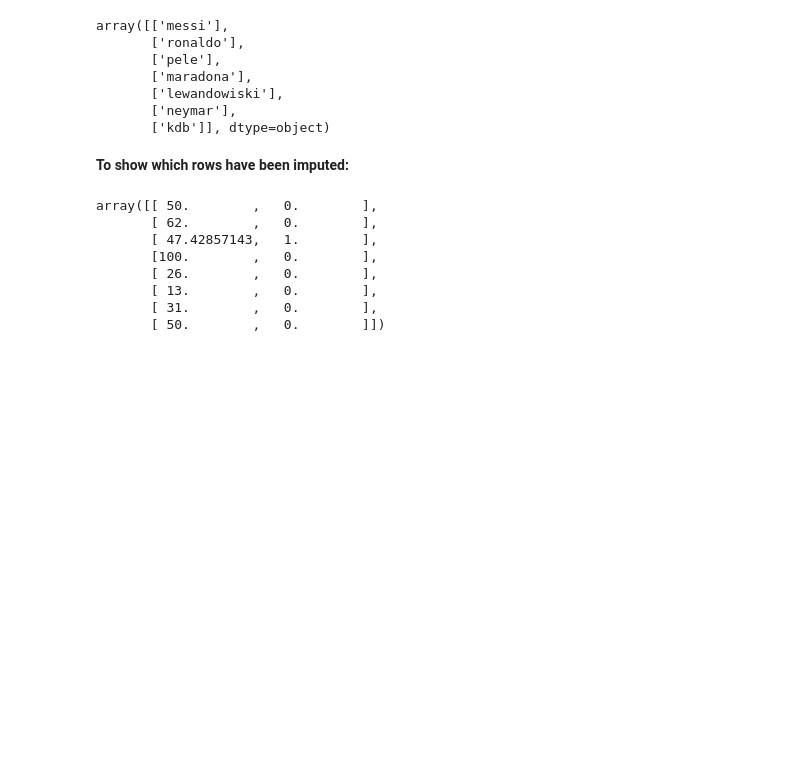
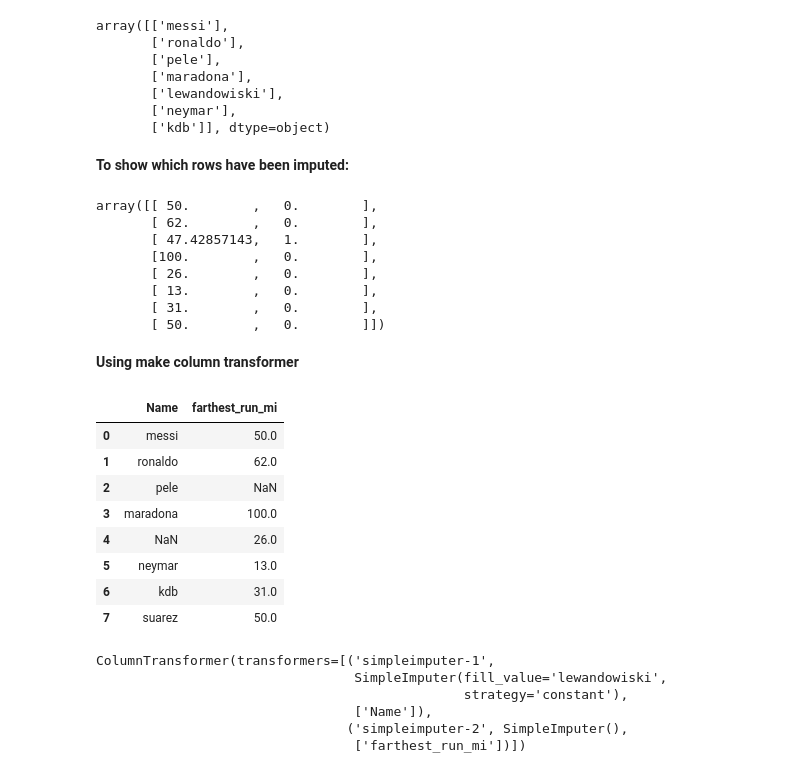
Before and after one commit to Suprim-Karki/ai-ml-portfolio, a Jupyter notebook: machine-learning/scikit-learn/simple_imputer.ipynb, the cells around one changed output. Cells and saved outputs as stored; diff of their text form; code cells hidden in the pictures; blank space fills up the shorter version.

Commit message:
Using make_column_transformer

```diff
--- a/machine-learning/scikit-learn/simple_imputer.ipynb
+++ b/machine-learning/scikit-learn/simple_imputer.ipynb
@@ -131,3 +131,20 @@ array([[ 50.        ,   0.        ],
        [ 13.        ,   0.        ],
        [ 31.        ,   0.        ],
        [ 50.        ,   0.        ]])
+# %% [markdown]
+**Using make column transformer**
+# %%
+df_si = pd.DataFrame({'Name':['messi','ronaldo','pele','maradona',np.nan,'neymar','kdb','suarez'],
+                      'farthest_run_mi':[50,62,np.nan,100,26,13,31,50]})
+
+df_si
+# %% [output]
+|  | Name | farthest_run_mi |
+| 0 | messi | 50.0 |
+| 1 | ronaldo | 62.0 |
+| 2 | pele | NaN |
+| 3 | maradona | 100.0 |
+| 4 | NaN | 26.0 |
+| 5 | neymar | 13.0 |
+| 6 | kdb | 31.0 |
+| 7 | suarez | 50.0 |
@@ -133,0 +159,9 @@ array([[ 50.        ,   0.        ],
+# %%
+ct.set_output(transform='pandas')
+# %% [output]
+ColumnTransformer(transformers=[('simpleimputer-1',
+                                 SimpleImputer(fill_value='lewandowiski',
+                                               strategy='constant'),
+                                 ['Name']),
+                                ('simpleimputer-2', SimpleImputer(),
+                                 ['farthest_run_mi'])])
```
Also changed, not shown: parts of 2 cells of this notebook.
